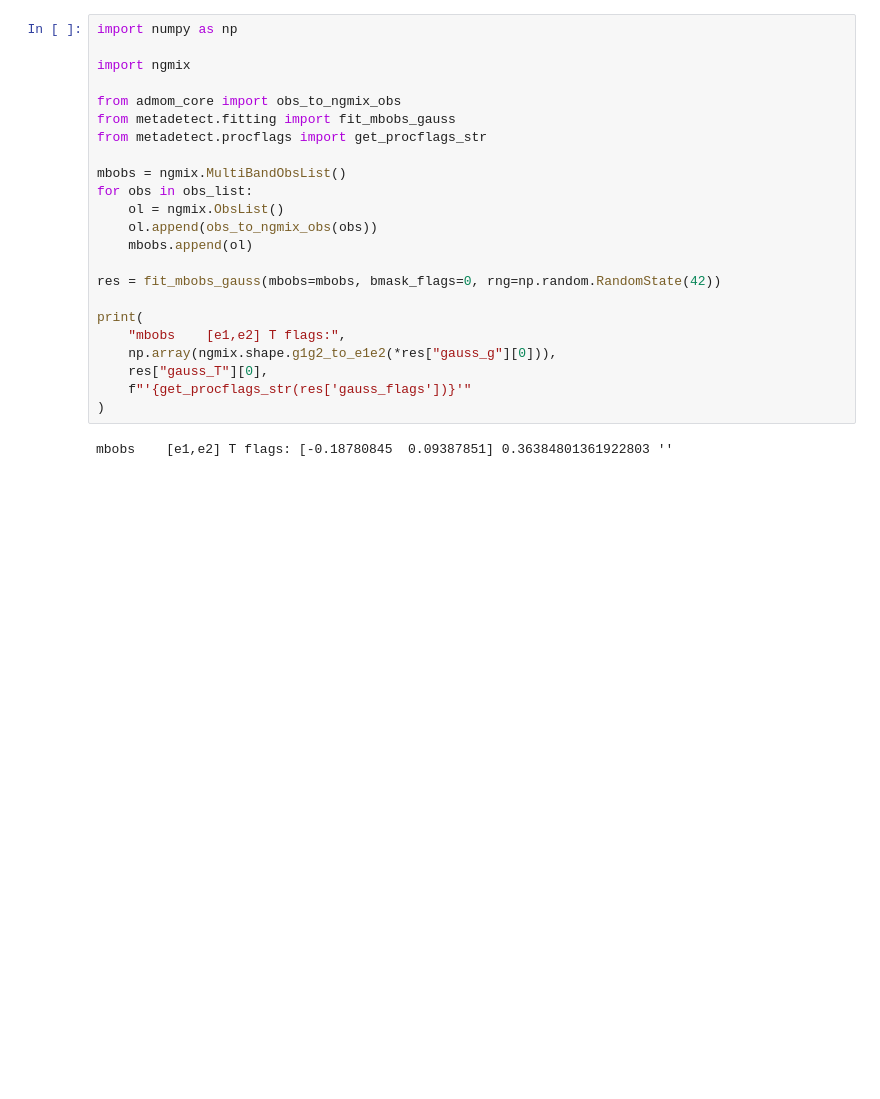
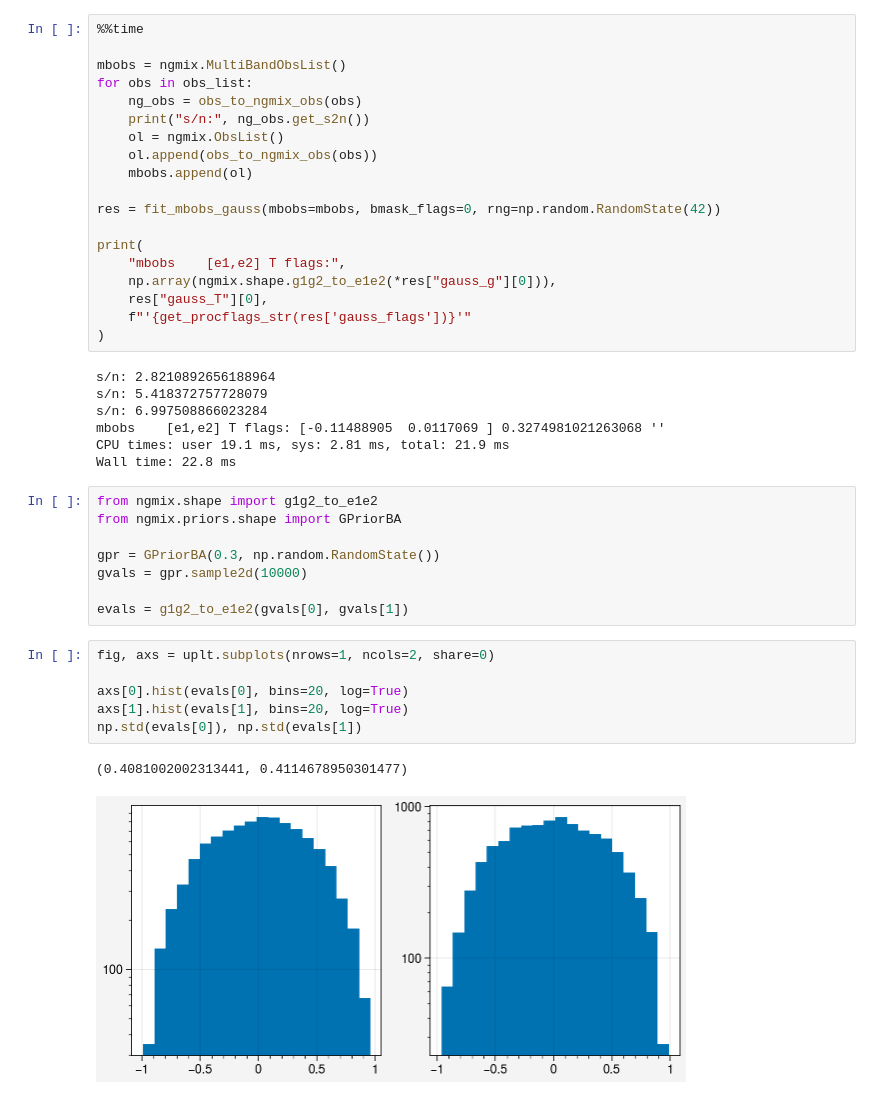
Before and after one commit to beckermr/misc, a Jupyter notebook: work/2025_02_05_admom_jax/run_admom.ipynb, the cells around one changed output. Cells and saved outputs as stored; diff of their text form; blank space fills up the shorter version.

```diff
--- a/work/2025_02_05_admom_jax/run_admom.ipynb
+++ b/work/2025_02_05_admom_jax/run_admom.ipynb
@@ -163,14 +206,10 @@ gal+psf  [v,y,e1,e2,T,f0,...,fn] flags: [ 0.09873036 -0.09888167 -0.18533163  0.
 # %%
-import numpy as np
-
-import ngmix
-
-from admom_core import obs_to_ngmix_obs
-from metadetect.fitting import fit_mbobs_gauss
-from metadetect.procflags import get_procflags_str
+%%time
 
 mbobs = ngmix.MultiBandObsList()
 for obs in obs_list:
+    ng_obs = obs_to_ngmix_obs(obs)
+    print("s/n:", ng_obs.get_s2n())
     ol = ngmix.ObsList()
     ol.append(obs_to_ngmix_obs(obs))
     mbobs.append(ol)
@@ -184,4 +223,26 @@ print(
     f"'{get_procflags_str(res['gauss_flags'])}'"
 )
 # %% [output]
-mbobs    [e1,e2] T flags: [-0.18780845  0.09387851] 0.36384801361922803 ''
+s/n: 2.8210892656188964
+s/n: 5.418372757728079
+s/n: 6.997508866023284
+mbobs    [e1,e2] T flags: [-0.11488905  0.0117069 ] 0.3274981021263068 ''
+CPU times: user 19.1 ms, sys: 2.81 ms, total: 21.9 ms
+Wall time: 22.8 ms
+# %%
+from ngmix.shape import g1g2_to_e1e2
+from ngmix.priors.shape import GPriorBA
+
+gpr = GPriorBA(0.3, np.random.RandomState())
+gvals = gpr.sample2d(10000)
+
+evals = g1g2_to_e1e2(gvals[0], gvals[1])
+# %%
+fig, axs = uplt.subplots(nrows=1, ncols=2, share=0)
+
+axs[0].hist(evals[0], bins=20, log=True)
+axs[1].hist(evals[1], bins=20, log=True)
+np.std(evals[0]), np.std(evals[1])
+# %% [output]
+(0.4081002002313441, 0.4114678950301477)
+[figure, added]
```
Also changed, not shown: parts of 12 cells of this notebook, 1 other file.
